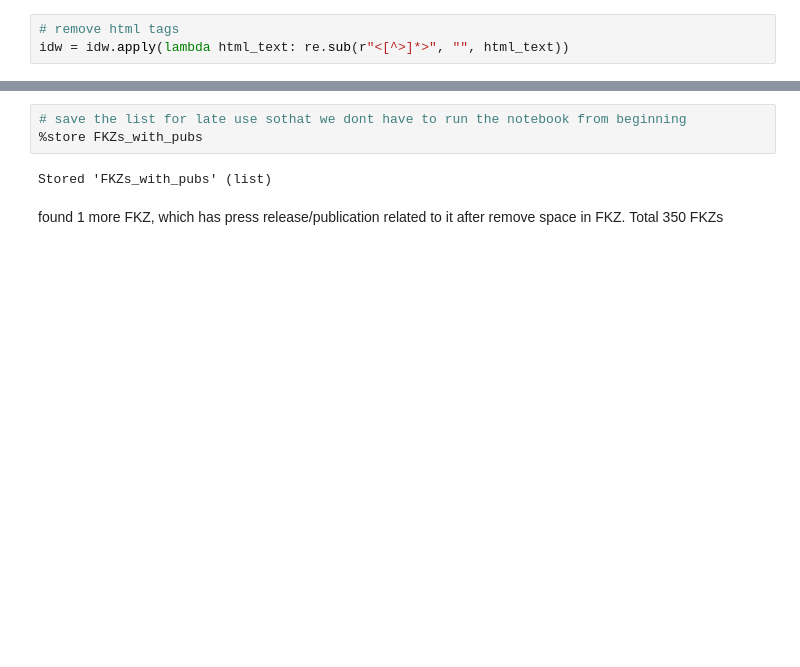
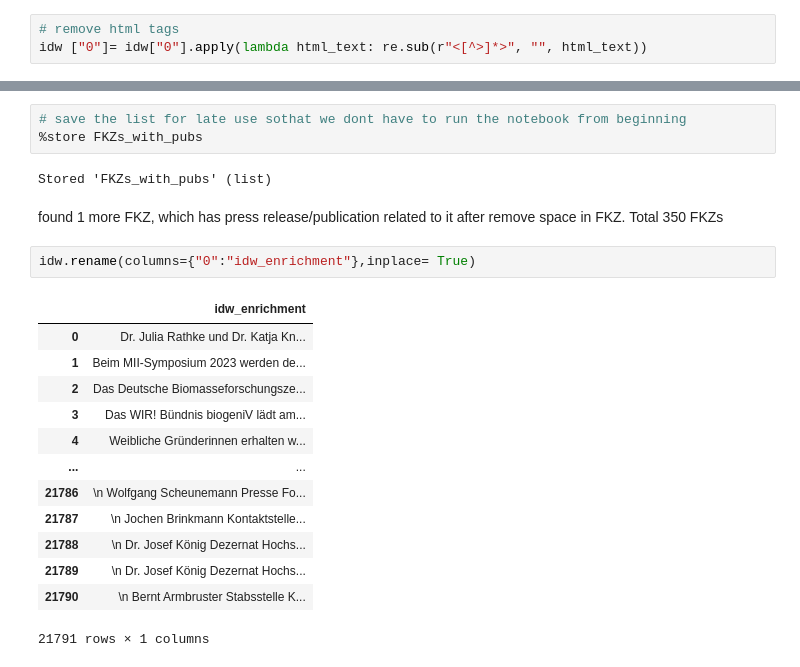
Before and after one commit to isaacduong/BMBF, a Jupyter notebook: eda/idw_webscraping (2. notebook).ipynb, the cells around one changed output, grey strips where cells are left out. Cells and saved outputs as stored; diff of their text form; blank space fills up the shorter version.

```diff
--- a/eda/idw_webscraping (2. notebook).ipynb
+++ b/eda/idw_webscraping (2. notebook).ipynb
@@ -179,6 +188,6 @@ idw.to_csv("../data/idw_enrichment.csv")
 # %%
 # remove html tags
-idw = idw.apply(lambda html_text: re.sub(r"<[^>]*>", "", html_text))
+idw ["0"]= idw["0"].apply(lambda html_text: re.sub(r"<[^>]*>", "", html_text))
 # %%
 FKZs_with_pubs = []
 # %% [markdown]
@@ -232,6 +241,22 @@ found publication of FKZ 1304899
 Stored 'FKZs_with_pubs' (list)
 # %% [markdown]
 found 1 more FKZ, which has press release/publication related to it after remove space in FKZ. Total 350 FKZs
+# %%
+idw.rename(columns={"0":"idw_enrichment"},inplace= True)
+# %% [output]
+|  | idw_enrichment |
+| 0 | Dr. Julia Rathke und Dr. Katja Kn... |
+| 1 | Beim MII-Symposium 2023 werden de... |
+| 2 | Das Deutsche Biomasseforschungsze... |
+| 3 | Das WIR! Bündnis biogeniV lädt am... |
+| 4 | Weibliche Gründerinnen erhalten w... |
+| ... | ... |
+| 21786 | \n Wolfgang Scheunemann Presse Fo... |
+| 21787 | \n Jochen Brinkmann Kontaktstelle... |
+| 21788 | \n Dr. Josef König Dezernat Hochs... |
+| 21789 | \n Dr. Josef König Dezernat Hochs... |
+| 21790 | \n Bernt Armbruster Stabsstelle K... |
+21791 rows × 1 columns
 # %%
 #this cell will map the press releases/ publications to related FKZs
 BMBF.loc[:,"idw_enrichment"] = ""
```
Also changed, not shown: parts of 9 cells of this notebook, 7 other files.
